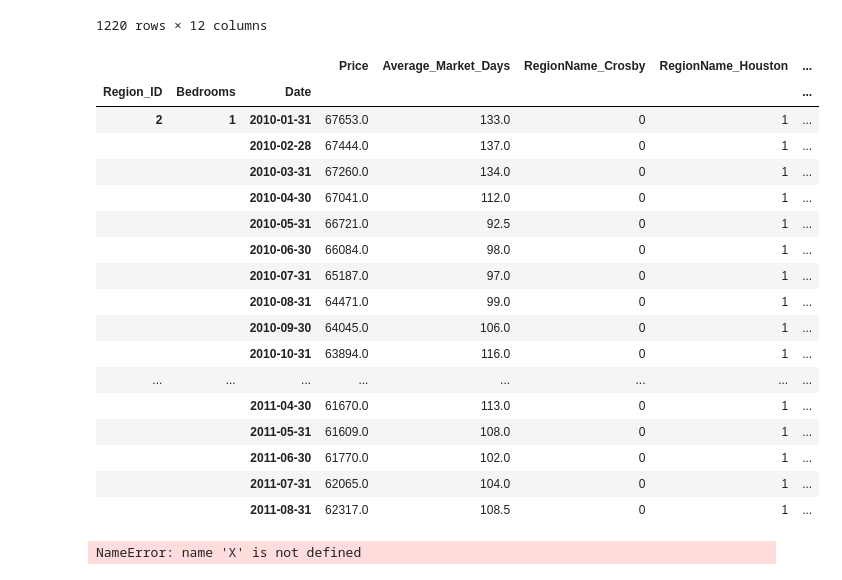
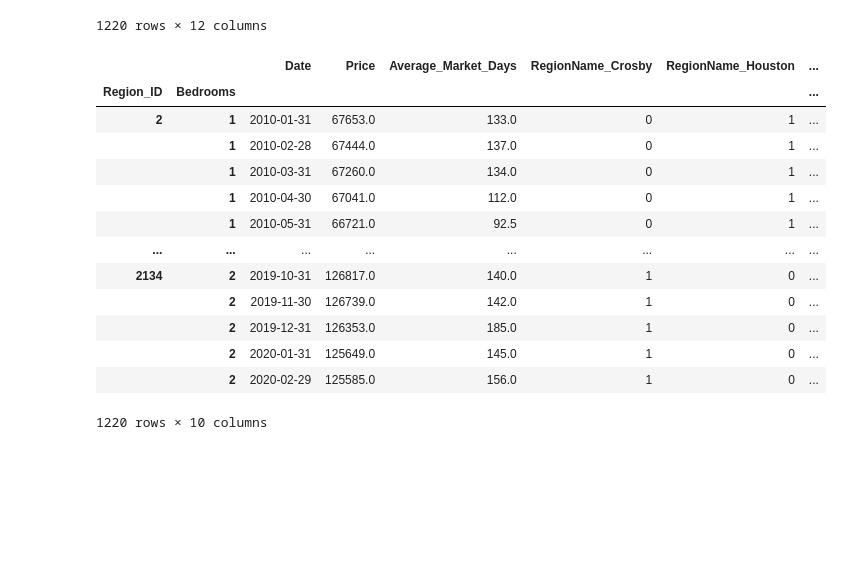
Before and after one commit to jexiamaris/project2, a Jupyter notebook: notebooks/Jack/LSTM.ipynb, the cells around one changed output. Saved outputs shown, nothing was run; the diff lists cells and outputs as text; code cells hidden in the pictures; blank space fills up the shorter version.

```diff
--- a/notebooks/Jack/LSTM.ipynb
+++ b/notebooks/Jack/LSTM.ipynb
@@ -10,6 +12,7 @@ AttributeError: module 'numpy.core.multiarray' has no attribute '_set_madvise_hu
 # %%
 df = pd.read_csv('../../Data/housing_data_encoded.csv',infer_datetime_format=True, parse_dates=True)
 df = df.drop(columns="State_TX")
+df = df.sort_index()
 df
 # %% [output]
 |  | Date | Identifier | Bedroom | Price | Average_Market_Days | RegionName_Crosby | RegionName_Houston | ... |
@@ -28,35 +31,30 @@ df
 # %%
 #Citation: https://stackoverflow.com/questions/53731432/return-pandas-multiindex-as-list-of-tuples
 
 arrays = [df["Identifier"],
-          df["Bedroom"],
-          df["Date"]]
+          df["Bedroom"]]
 tuples = list(zip(*arrays))
-index = pd.MultiIndex.from_tuples(tuples, names=['Region_ID', 'Bedrooms','Date'])
+index = pd.MultiIndex.from_tuples(tuples, names=['Region_ID', 'Bedrooms'])
 
 TX_nbhoods_df = df.set_index(index)
-TX_nbhoods_df = TX_nbhoods_df.drop(columns=["Identifier","Bedroom","Date"])
+TX_nbhoods_df = TX_nbhoods_df.drop(columns=["Identifier","Bedroom"])
 TX_nbhoods_df = TX_nbhoods_df.sort_index()
-TX_nbhoods_df.head(20)
+TX_nbhoods_df
 # %% [output]
-|  |  |  | Price | Average_Market_Days | RegionName_Crosby | RegionName_Houston | ... |
-| Region_ID | Bedrooms | Date |  |  |  |  | ... |
+|  |  | Date | Price | Average_Market_Days | RegionName_Crosby | RegionName_Houston | ... |
+| Region_ID | Bedrooms |  |  |  |  |  | ... |
 | 2 | 1 | 2010-01-31 | 67653.0 | 133.0 | 0 | 1 | ... |
-|  |  | 2010-02-28 | 67444.0 | 137.0 | 0 | 1 | ... |
-|  |  | 2010-03-31 | 67260.0 | 134.0 | 0 | 1 | ... |
-|  |  | 2010-04-30 | 67041.0 | 112.0 | 0 | 1 | ... |
-|  |  | 2010-05-31 | 66721.0 | 92.5 | 0 | 1 | ... |
-|  |  | 2010-06-30 | 66084.0 | 98.0 | 0 | 1 | ... |
-|  |  | 2010-07-31 | 65187.0 | 97.0 | 0 | 1 | ... |
-|  |  | 2010-08-31 | 64471.0 | 99.0 | 0 | 1 | ... |
-|  |  | 2010-09-30 | 64045.0 | 106.0 | 0 | 1 | ... |
-|  |  | 2010-10-31 | 63894.0 | 116.0 | 0 | 1 | ... |
+|  | 1 | 2010-02-28 | 67444.0 | 137.0 | 0 | 1 | ... |
+|  | 1 | 2010-03-31 | 67260.0 | 134.0 | 0 | 1 | ... |
+|  | 1 | 2010-04-30 | 67041.0 | 112.0 | 0 | 1 | ... |
+|  | 1 | 2010-05-31 | 66721.0 | 92.5 | 0 | 1 | ... |
 | ... | ... | ... | ... | ... | ... | ... | ... |
-|  |  | 2011-04-30 | 61670.0 | 113.0 | 0 | 1 | ... |
-|  |  | 2011-05-31 | 61609.0 | 108.0 | 0 | 1 | ... |
-|  |  | 2011-06-30 | 61770.0 | 102.0 | 0 | 1 | ... |
-|  |  | 2011-07-31 | 62065.0 | 104.0 | 0 | 1 | ... |
-|  |  | 2011-08-31 | 62317.0 | 108.5 | 0 | 1 | ... |
+| 2134 | 2 | 2019-10-31 | 126817.0 | 140.0 | 1 | 0 | ... |
+|  | 2 | 2019-11-30 | 126739.0 | 142.0 | 1 | 0 | ... |
+|  | 2 | 2019-12-31 | 126353.0 | 185.0 | 1 | 0 | ... |
+|  | 2 | 2020-01-31 | 125649.0 | 145.0 | 1 | 0 | ... |
+|  | 2 | 2020-02-29 | 125585.0 | 156.0 | 1 | 0 | ... |
+1220 rows × 10 columns
 # %%
 def window_data(df, window, feature_col_number, target_col_number):
     X = []
@@ -75,4 +67,0 @@ X, y = window_data(TX_nbhoods_df, window_size, feature_column, target_column)
-# %%
-X
-# %% [output]
-NameError: name 'X' is not defined
```
Also changed, not shown: parts of 10 cells of this notebook.
